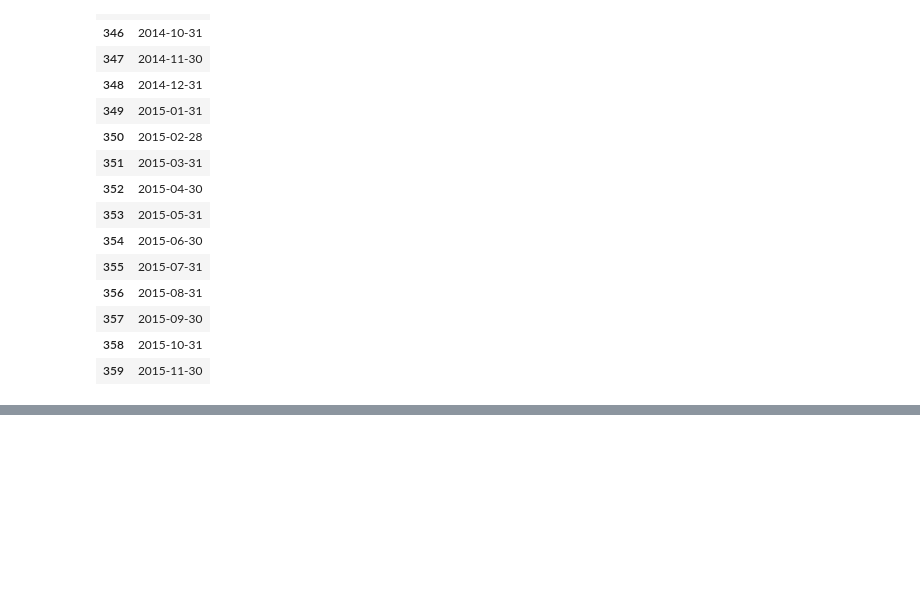
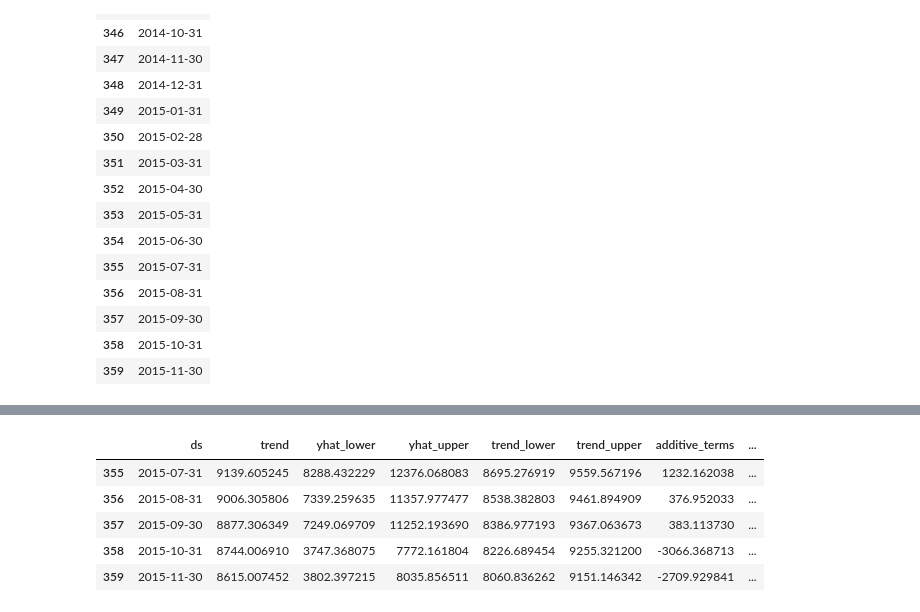
Before and after one commit to harun1yuksel/working, a Jupyter notebook: anomaly_detection/anomaly_detection.ipynb, the cells around one changed output, grey strips where cells are left out. Drawn from its saved outputs; the diff is of its cells as text; code cells hidden in the pictures; blank space fills up the shorter version.

```diff
--- a/anomaly_detection/anomaly_detection.ipynb
+++ b/anomaly_detection/anomaly_detection.ipynb
@@ -233,3 +246,12 @@ forecast[['ds', 'yhat', 'yhat_lower', 'yhat_upper']].tail()
+# %%
+forecast.tail()
+# %% [output]
+|  | ds | trend | yhat_lower | yhat_upper | trend_lower | trend_upper | additive_terms | ... |
+| 355 | 2015-07-31 | 9139.605245 | 8288.432229 | 12376.068083 | 8695.276919 | 9559.567196 | 1232.162038 | ... |
+| 356 | 2015-08-31 | 9006.305806 | 7339.259635 | 11357.977477 | 8538.382803 | 9461.894909 | 376.952033 | ... |
+| 357 | 2015-09-30 | 8877.306349 | 7249.069709 | 11252.193690 | 8386.977193 | 9367.063673 | 383.113730 | ... |
+| 358 | 2015-10-31 | 8744.006910 | 3747.368075 | 7772.161804 | 8226.689454 | 9255.321200 | -3066.368713 | ... |
+| 359 | 2015-11-30 | 8615.007452 | 3802.397215 | 8035.856511 | 8060.836262 | 9151.146342 | -2709.929841 | ... |
 # %%
 fig1 = m.plot(forecast, figsize=(16, 8))
 # %% [output]
```
Also changed, not shown: parts of 16 cells of this notebook.
